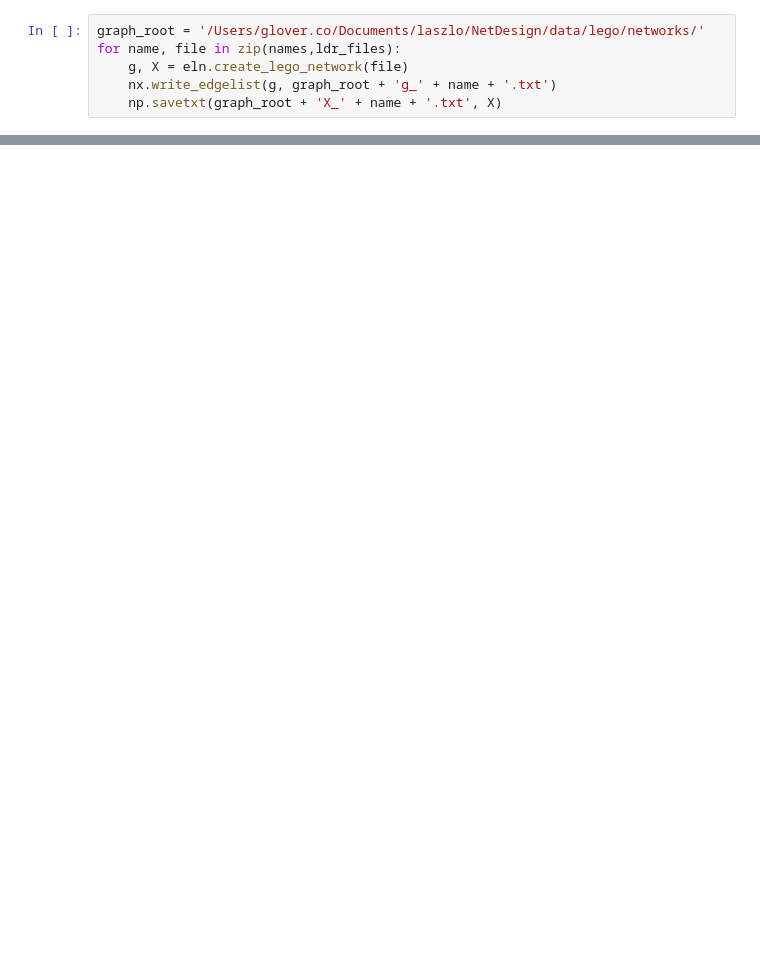
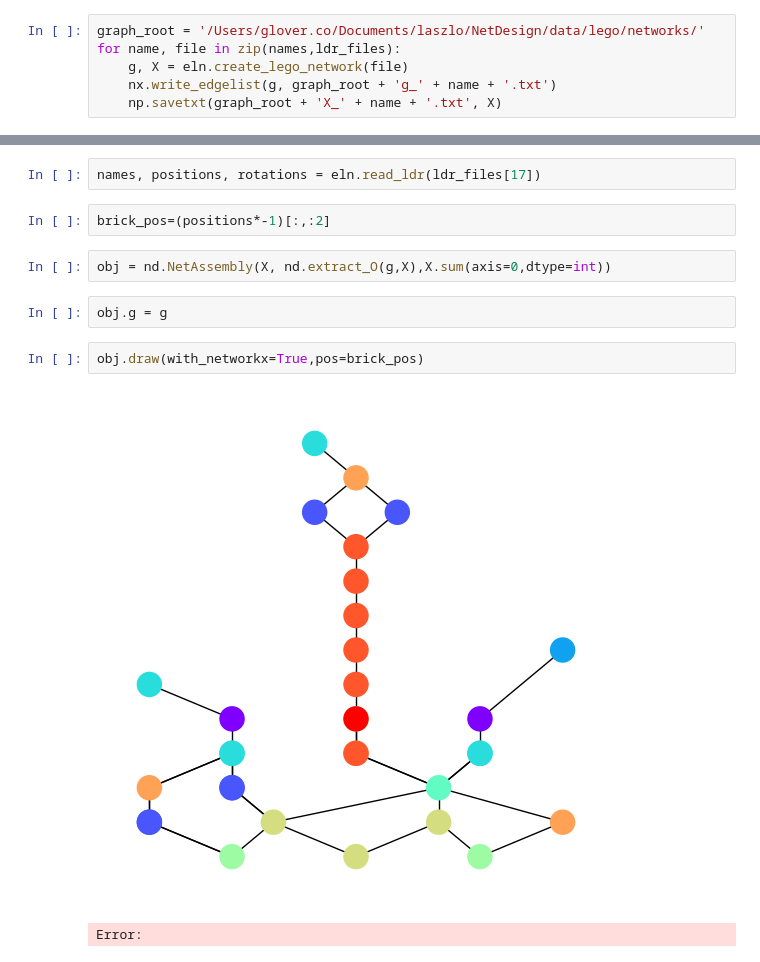
Before and after one commit to coryglover/NetDesign, a Jupyter notebook: notebooks/lego/lego_nets.ipynb, the cells around one changed output, grey strips where cells are left out. Drawn from its saved outputs; the diff is of its cells as text; blank space fills up the shorter version.

```diff
--- a/notebooks/lego/lego_nets.ipynb
+++ b/notebooks/lego/lego_nets.ipynb
@@ -40,0 +119,13 @@ NodeDataView({0: {}, 3: {}, 4: {}, 1: {}, 5: {}, 2: {}, 6: {}, 7: {}, 9: {}, 10:
+# %%
+names, positions, rotations = eln.read_ldr(ldr_files[17])
+# %%
+brick_pos=(positions*-1)[:,:2]
+# %%
+obj = nd.NetAssembly(X, nd.extract_O(g,X),X.sum(axis=0,dtype=int))
+# %%
+obj.g = g
+# %%
+obj.draw(with_networkx=True,pos=brick_pos)
+# %% [output]
+[figure, added]
+Error:
```
Also changed, not shown: parts of 12 cells of this notebook, 4 other files.
